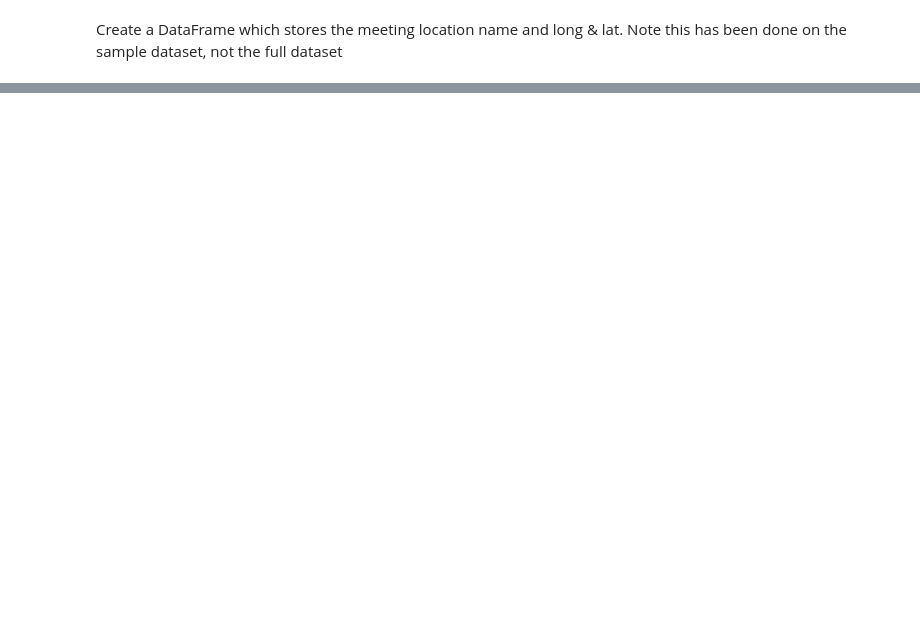
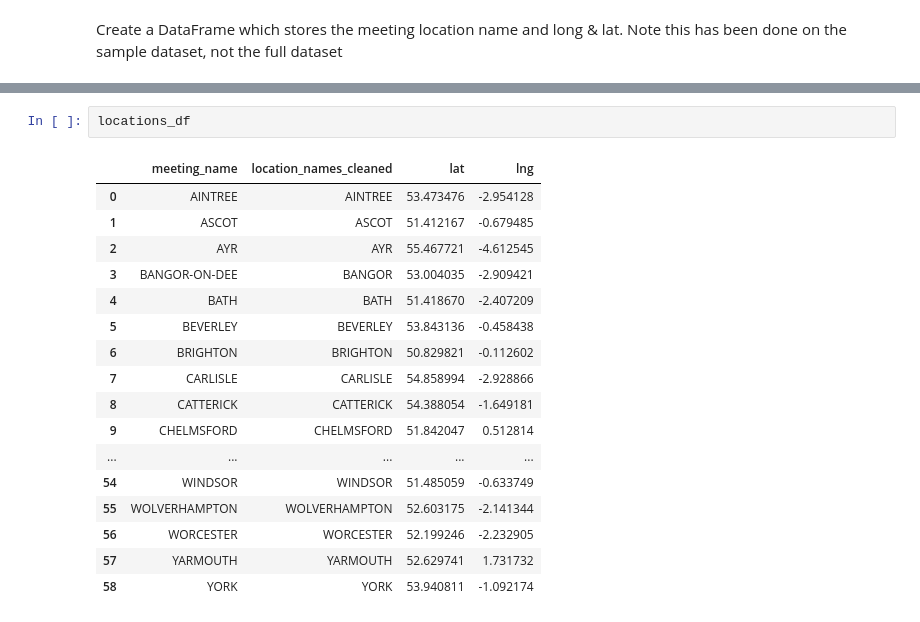
Before and after one commit to Harlequinht/which_horse, a Jupyter notebook: notebook/WeatherAPI.ipynb, the cells around one changed output, grey strips where cells are left out. Drawn from its saved outputs; the diff is of its cells as text; blank space fills up the shorter version.

```diff
--- a/notebook/WeatherAPI.ipynb
+++ b/notebook/WeatherAPI.ipynb
@@ -30,0 +63,20 @@ response = requests.get(endpoint)
+# %%
+locations_df
+# %% [output]
+|  | meeting_name | location_names_cleaned | lat | lng |
+| 0 | AINTREE | AINTREE | 53.473476 | -2.954128 |
+| 1 | ASCOT | ASCOT | 51.412167 | -0.679485 |
+| 2 | AYR | AYR | 55.467721 | -4.612545 |
+| 3 | BANGOR-ON-DEE | BANGOR | 53.004035 | -2.909421 |
+| 4 | BATH | BATH | 51.418670 | -2.407209 |
+| 5 | BEVERLEY | BEVERLEY | 53.843136 | -0.458438 |
+| 6 | BRIGHTON | BRIGHTON | 50.829821 | -0.112602 |
+| 7 | CARLISLE | CARLISLE | 54.858994 | -2.928866 |
+| 8 | CATTERICK | CATTERICK | 54.388054 | -1.649181 |
+| 9 | CHELMSFORD | CHELMSFORD | 51.842047 | 0.512814 |
+| ... | ... | ... | ... | ... |
+| 54 | WINDSOR | WINDSOR | 51.485059 | -0.633749 |
+| 55 | WOLVERHAMPTON | WOLVERHAMPTON | 52.603175 | -2.141344 |
+| 56 | WORCESTER | WORCESTER | 52.199246 | -2.232905 |
+| 57 | YARMOUTH | YARMOUTH | 52.629741 | 1.731732 |
+| 58 | YORK | YORK | 53.940811 | -1.092174 |
```
Also changed, not shown: parts of 28 cells of this notebook.
